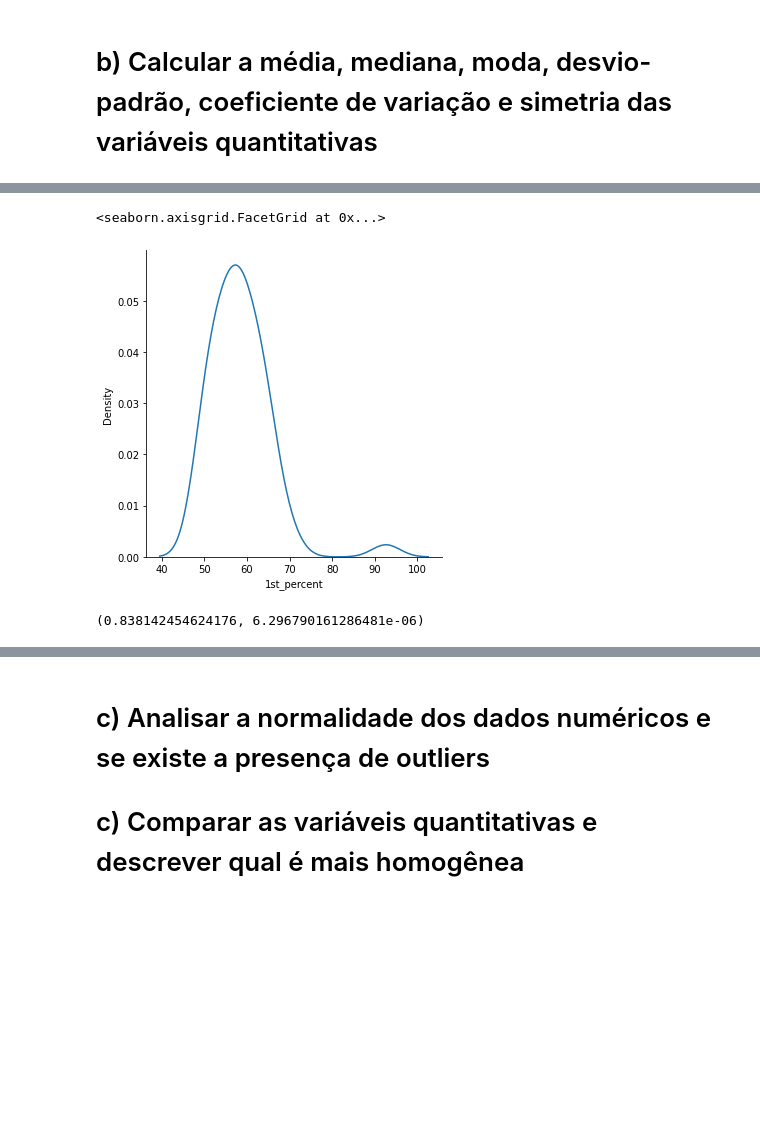
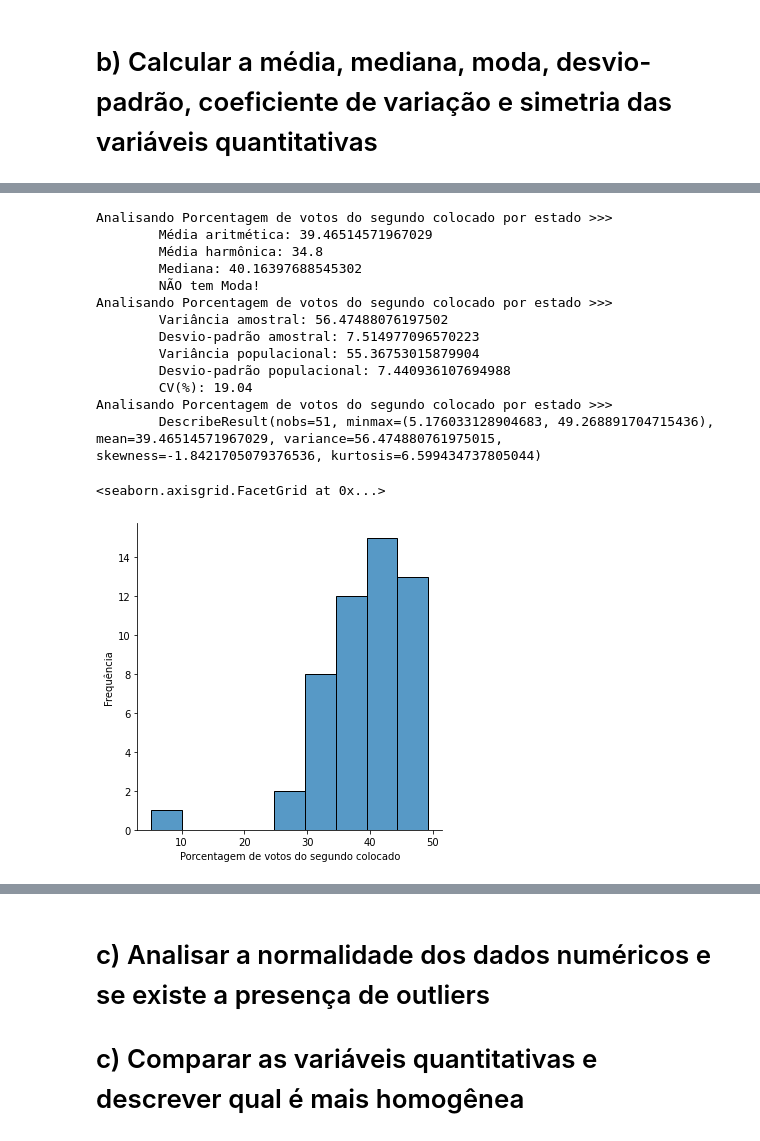
Before and after one commit to bmnds/uea-data-science-03-statistics, a Jupyter notebook: [Estatística04]_Trabalho_Final.ipynb, the cells around one changed output, grey strips where cells are left out. Saved outputs shown, nothing was run; the diff lists cells and outputs as text; code cells hidden in the pictures; blank space fills up the shorter version.

```diff
--- a/[Estatística04]_Trabalho_Final.ipynb
+++ b/[Estatística04]_Trabalho_Final.ipynb
@@ -497,9 +500,25 @@ O único estado que apresentou valores acima de 70% foi o *District of Columbia*
-# %%
-sea.displot(db_president_state_results['1st_percent'], kind="kde")
-# %% [output]
-<seaborn.axisgrid.FacetGrid at 0x...>
-[figure, removed]
-# %%
-stats.shapiro(db_president_state_results['1st_percent'])
-# %% [output]
-(0.838142454624176, 6.296790161286481e-06)
+# %%
+analisar_medias('Porcentagem de votos do segundo colocado por estado', db_president_state_results['2nd_percent'])
+
+analisar_variacao('Porcentagem de votos do segundo colocado por estado', db_president_state_results['2nd_percent'])
+
+analisar_de_forma_descritiva('Porcentagem de votos do segundo colocado por estado', db_president_state_results['2nd_percent'])
+
+plt = sea.displot(db_president_state_results['2nd_percent'])
+plt.set_axis_labels(x_var='Porcentagem de votos do segundo colocado', y_var='Frequência')
+# %% [output]
+Analisando Porcentagem de votos do segundo colocado por estado >>>
+        Média aritmética: 39.46514571967029
+        Média harmônica: 34.8
+        Mediana: 40.16397688545302
+        NÃO tem Moda!
+Analisando Porcentagem de votos do segundo colocado por estado >>>
+        Variância amostral: 56.47488076197502
+        Desvio-padrão amostral: 7.514977096570223
+        Variância populacional: 55.36753015879904
+        Desvio-padrão populacional: 7.440936107694988
+        CV(%): 19.04
+Analisando Porcentagem de votos do segundo colocado por estado >>>
+        DescribeResult(nobs=51, minmax=(5.176033128904683, 49.268891704715436), mean=39.46514571967029, variance=56.474880761975015, skewness=-1.8421705079376536, kurtosis=6.599434737805044)
+<seaborn.axisgrid.FacetGrid at 0x...>
+[figure, added]
```
Also changed, not shown: parts of 14 cells of this notebook.
